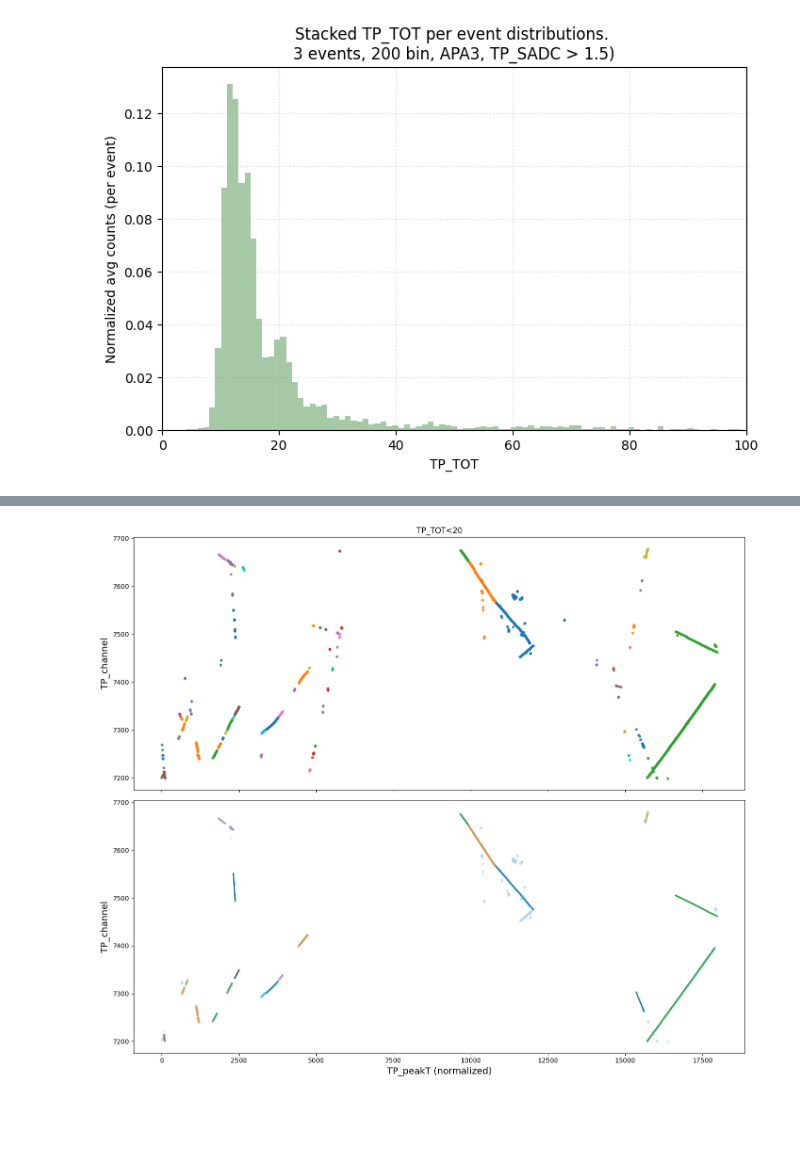
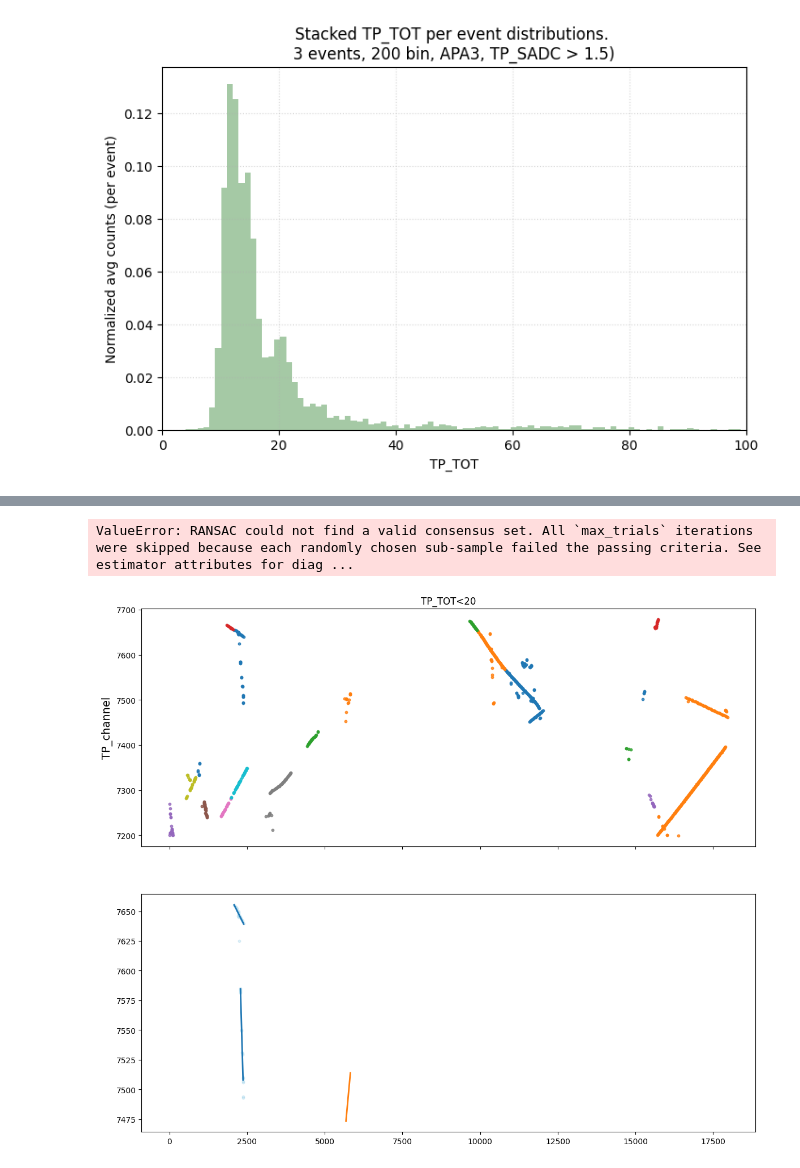
Before and after one commit to JuliaFavaro/SS25_TP_ProtoDUNE, a Jupyter notebook: src/RUN_test_run.ipynb, the cells around one changed output, grey strips where cells are left out. Cells and saved outputs as stored; diff of their text form; code cells hidden in the pictures; blank space fills up the shorter version.

```diff
--- a/src/RUN_test_run.ipynb
+++ b/src/RUN_test_run.ipynb
@@ -448,7 +448,7 @@ def search_best_dbscan(X, eps_grid, min_samples_grid):
     return {
         "best_eps": best_params[0] if best_params else None,
         "best_min_samples": best_params[1] if best_params else None,
-        "best_score": best_score if best_score > -1 else None,
+        "best_silhouette": best_score if best_score > -1 else None,
         "n_clusters": best_n_clusters if best_n_clusters else None,
     }
 
@@ -470,16 +470,16 @@ def run_dbscan_search(df, eps_grid, min_samples_grid):
 
 # --- Hyperparameter Search Space ---
 eps_grid = np.arange(5, 100, 25)
-min_samples_grid = np.arange(2, 20, 1)
+min_samples_grid_time = np.arange(5, 20, 1)
+min_samples_grid_space = np.arange(5, 20, 1)
 
-# Example usage:
 # For time-like features
-results_time = run_dbscan_search(time_like, eps_grid, min_samples_grid)
+results_time = run_dbscan_search(time_like, eps_grid, min_samples_grid_time)
 print("\nSummary table of best DBSCAN hyperparameters per event (TIME-like):")
 print(results_time)
 
 # For space-like features
-results_space = run_dbscan_search(space_like, eps_grid, min_samples_grid)
+results_space = run_dbscan_search(space_like, eps_grid, min_samples_grid_space)
 print("\nSummary table of best DBSCAN hyperparameters per event (SPACE-like):")
 print(results_space)
 # %% [output]
@@ -765,9 +824,9 @@ Silhouette (event 24): 0.38603804835289457
 # %%
 import optuna
-from sklearn.linear_model import RANSACRegressor, Ridge
+from sklearn.linear_model import RidgeCV
 from scipy.stats import norm
 
-optuna.logging.set_verbosity(optuna.logging.WARNING)
+optuna.logging.set_verbosity(optuna.logging.WARNING) # reduces the Optuna messages
 
 def mle_log_likelihood(X, y, model):
     y_pred = model.predict(X)
@@ -780,13 +839,13 @@ def mle_log_likelihood(X, y, model):
 
 def make_objective(X, y):
     def objective(trial):
-        residual_threshold = trial.suggest_int('residual_threshold', 2, 20)
-        min_points_line = trial.suggest_int('min_points_line', 8, 20)
-        ridge_alpha = trial.suggest_loguniform('ridge_alpha', 0.01, 1)
+        residual_threshold = trial.suggest_int('residual_threshold', 5, 20)
+        min_points_line = trial.suggest_int('min_points_line', 5, 20)
         model = RANSACRegressor(
-            Ridge(alpha=ridge_alpha),
+            RidgeCV(alphas=np.logspace(-3, 1, 20)), # cross validation for determinating the alpha best parameter: should make the code more stable
             residual_threshold=residual_threshold,
             min_samples=min_points_line,
+            random_state=42
         )
         try:
             model.fit(X, y)
@@ -801,10 +860,10 @@ def make_objective(X, y):
 
 def get_best_ransac_params_per_event_cluster(df, event_col='event', cluster_col='cluster',
                                              x_col='TP_peakT', y_col='TP_channel',
-                                             optuna_trials=60, min_cluster_points=8):
+                                             optuna_trials=100, min_cluster_points=5):
     """
     Given a dataframe df with cluster labels already assigned (in cluster_col),
-    returns: event_cluster_params[event][cluster] = best RANSAC params dict from Optuna.
+    returns: event_cluster_params[event][cluster] = best RANSAC params dict from Optuna while trying to increase Log Likelihood of our fitted liness.
     """
     event_cluster_params = {}
     events = np.unique(df[event_col])
@@ -826,10 +885,10 @@ def get_best_ransac_params_per_event_cluster(df, event_col='event', cluster_col=
 # %%
 space_event_cluster_params = get_best_ransac_params_per_event_cluster(
     space_like_with_clusters, event_col='event', cluster_col='cluster',
-    x_col='TP_peakT', y_col='TP_channel', optuna_trials=60, min_cluster_points=8
+    x_col='TP_peakT', y_col='TP_channel', optuna_trials=100, min_cluster_points=8
 )
 
 time_event_cluster_params = get_best_ransac_params_per_event_cluster(
     time_like_with_clusters, event_col='event', cluster_col='cluster',
-    x_col='TP_peakT', y_col='TP_channel', optuna_trials=60, min_cluster_points=8
+    x_col='TP_peakT', y_col='TP_channel', optuna_trials=100, min_cluster_points=8
 )
@@ -948,35 +1004,35 @@ for i, ev in enumerate(events):
         if params is None: continue
         residual_threshold = params['residual_threshold']
         min_points_line = params['min_points_line']
-        ridge_alpha = params['ridge_alpha']
-        max_trials = 50
 
         pts = np.column_stack([X.flatten(), y])
         pts_remaining = pts.copy()
         color_idx = c % 10
         tracks_found = 0
-        while len(pts_remaining) >= min_points_line and tracks_found < 2:
+        while len(pts_remaining) >= min_points_line and tracks_found <= 5:
             model = RANSACRegressor(
-                Ridge(alpha=ridge_alpha),
+                RidgeCV(alphas=np.linspace(0.01, 1, 100)),
                 residual_threshold=residual_threshold,
                 min_samples=min_points_line,
+                random_state=42
             )
             model.fit(pts_remaining[:, 0].reshape(-1, 1), pts_remaining[:, 1])
             inlier_mask = model.inlier_mask_
             if inlier_mask is None or np.sum(inlier_mask) < min_points_line:
                 break
             x_in = pts_remaining[:, 0][inlier_mask]
             x_fit = np.linspace(x_in.min(), x_in.max(), 100)
             y_fit = model.predict(x_fit.reshape(-1, 1))
             axs[1].plot(x_fit, y_fit, '-', color=colors[color_idx], linewidth=2)
             pts_remaining = pts_remaining[~inlier_mask]
             tracks_found += 1
         axs[1].scatter(sub['TP_peakT'], sub['TP_channel'], s=10, alpha=0.3,color="#96D0E8")
     offset += tmax - tmin + 1000
 
 axs[1].set_xlabel('TP_peakT (normalized)', fontsize=14)
 axs[1].set_ylabel('TP_channel', fontsize=14)
 plt.tight_layout()
 plt.show()
 # %% [output]
+ValueError: RANSAC could not find a valid consensus set. All `max_trials` iterations were skipped because each randomly chosen sub-sample failed the passing criteria. See estimator attributes for diag ...
-[figure, old version]
+[figure, new version]
```
Also changed, not shown: parts of 25 cells of this notebook, 19 other files.
